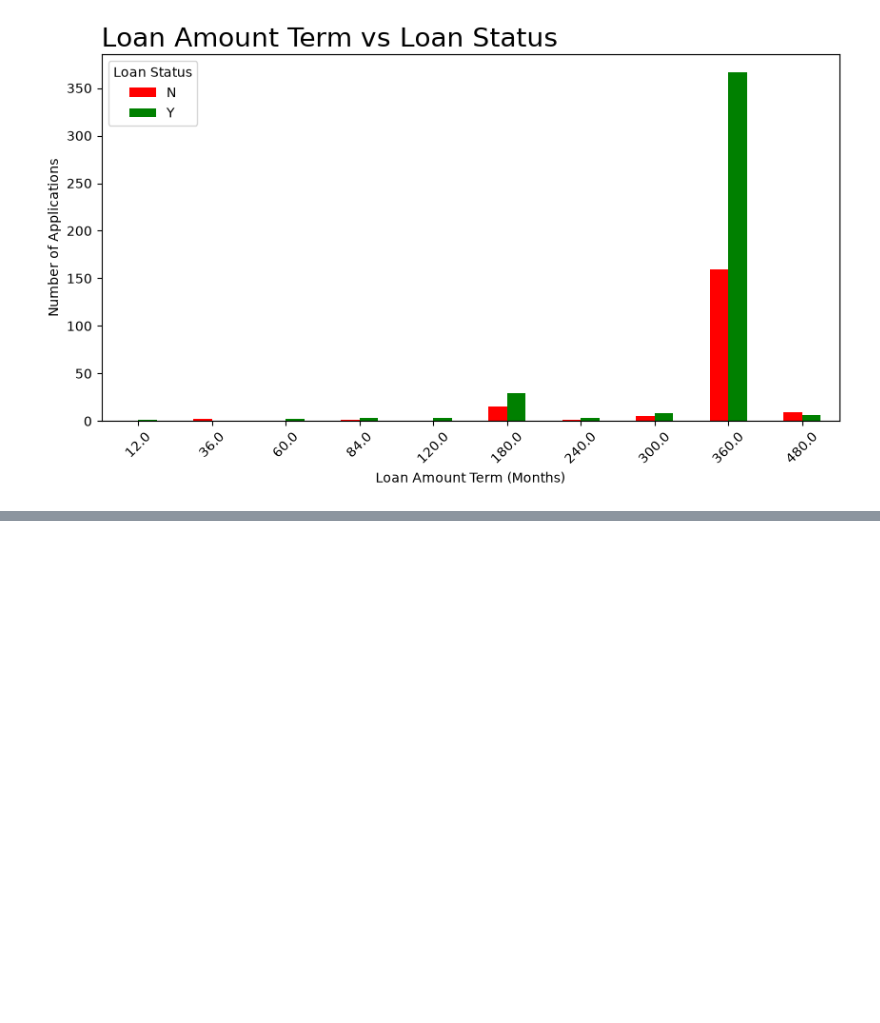
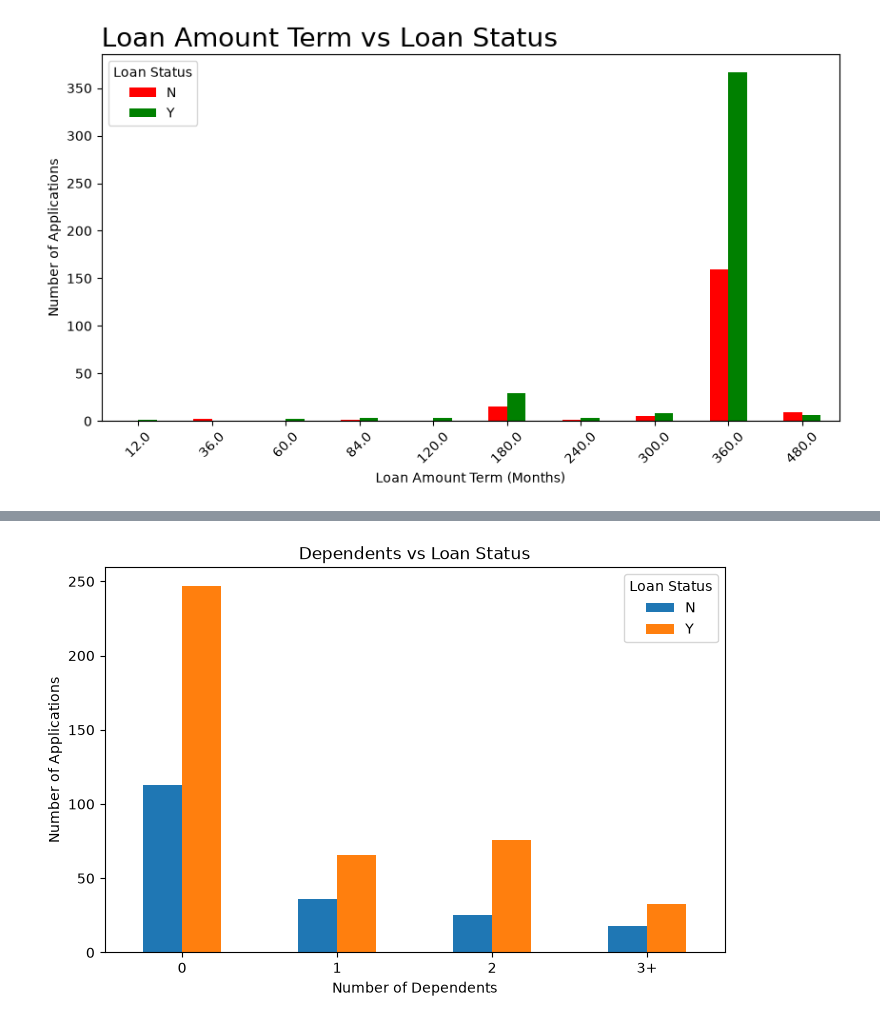
Before and after one commit to phixzas/loan-application, a Jupyter notebook: Notebook/Loan.ipynb, the cells around one changed output, grey strips where cells are left out. Saved outputs shown, nothing was run; the diff lists cells and outputs as text; code cells hidden in the pictures; blank space fills up the shorter version.

```diff
--- a/Notebook/Loan.ipynb
+++ b/Notebook/Loan.ipynb
@@ -1381,0 +1442,17 @@ plt.show()
+# %%
+dependents_status = pd.crosstab(df['Dependents'], df['Loan_Status'])
+
+dependents_status.plot(
+    kind='bar',
+    figsize=(8, 5)
+)
+
+plt.title('Dependents vs Loan Status')
+plt.xlabel('Number of Dependents')
+plt.ylabel('Number of Applications')
+plt.xticks(rotation=0)
+plt.legend(title='Loan Status')
+
+plt.show()
+# %% [output]
+[figure, added]
```
Also changed, not shown: parts of 9 cells of this notebook, 15 other files.
